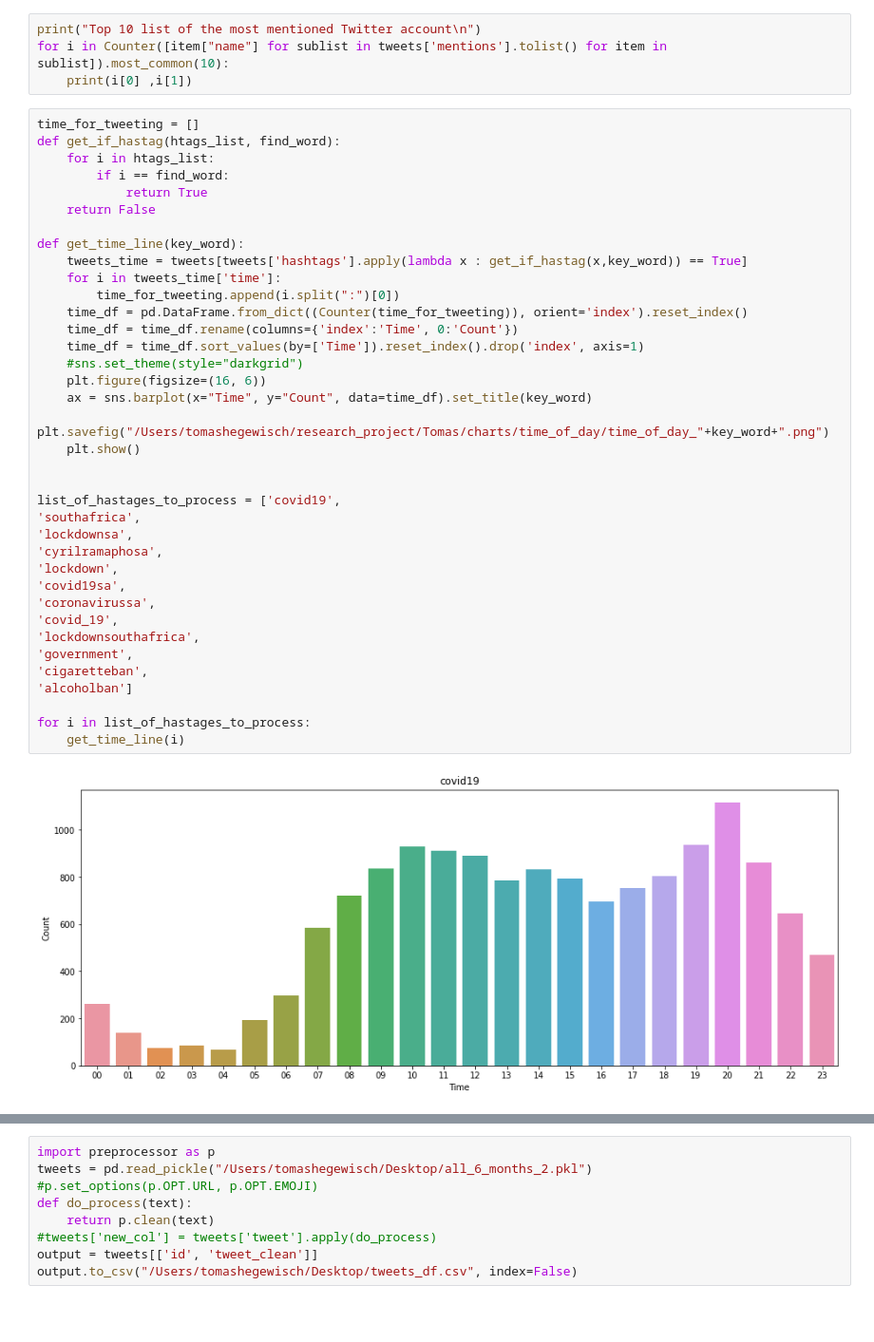
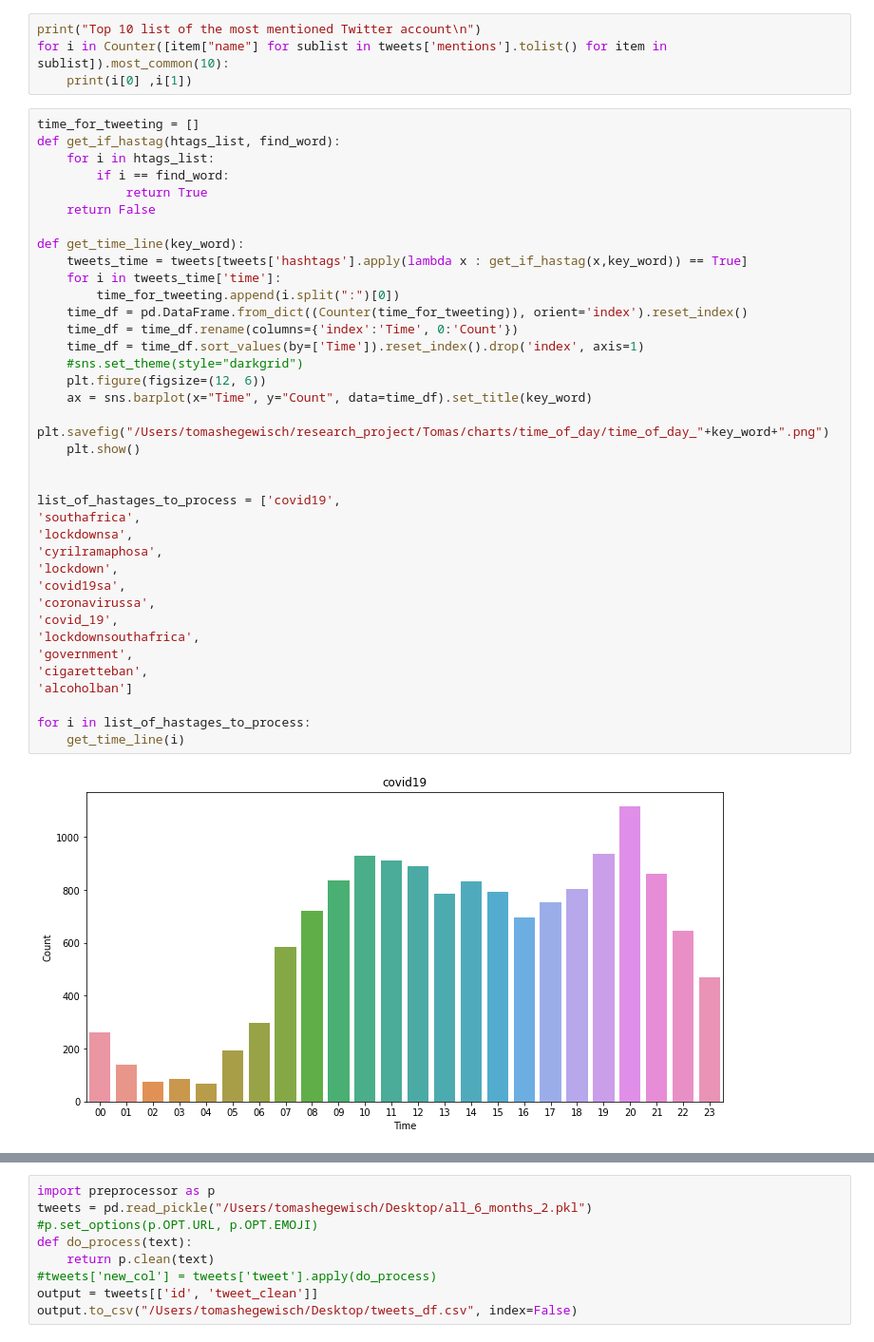
Before and after one commit to tomashege/research_project, a Jupyter notebook: Tomas/notebooks/tweet_analysis.ipynb, the cells around one changed output, grey strips where cells are left out. Shown at 95% size. Drawn from its saved outputs; the diff is of its cells as text; blank space fills up the shorter version.

```diff
--- a/Tomas/notebooks/tweet_analysis.ipynb
+++ b/Tomas/notebooks/tweet_analysis.ipynb
@@ -714,32 +715,32 @@ def get_if_hastag(htags_list, find_word):
 
 def get_time_line(key_word):
     tweets_time = tweets[tweets['hashtags'].apply(lambda x : get_if_hastag(x,key_word)) == True]
     for i in tweets_time['time']:
         time_for_tweeting.append(i.split(":")[0])
     time_df = pd.DataFrame.from_dict((Counter(time_for_tweeting)), orient='index').reset_index()
     time_df = time_df.rename(columns={'index':'Time', 0:'Count'})
     time_df = time_df.sort_values(by=['Time']).reset_index().drop('index', axis=1)
     #sns.set_theme(style="darkgrid")
-    plt.figure(figsize=(16, 6))
+    plt.figure(figsize=(12, 6))
     ax = sns.barplot(x="Time", y="Count", data=time_df).set_title(key_word)
     plt.savefig("/Users/tomashegewisch/research_project/Tomas/charts/time_of_day/time_of_day_"+key_word+".png")
     plt.show()
 
 
 list_of_hastages_to_process = ['covid19',
 'southafrica',
 'lockdownsa',
 'cyrilramaphosa',
 'lockdown',
 'covid19sa',
 'coronavirussa',
 'covid_19',
 'lockdownsouthafrica',
 'government',
 'cigaretteban',
 'alcoholban']
 
 for i in list_of_hastages_to_process:
     get_time_line(i)
 # %% [output]
-[figure, old version]
+[figure, new version]
```
Also changed, not shown: parts of 2 cells of this notebook, 13 other files.
